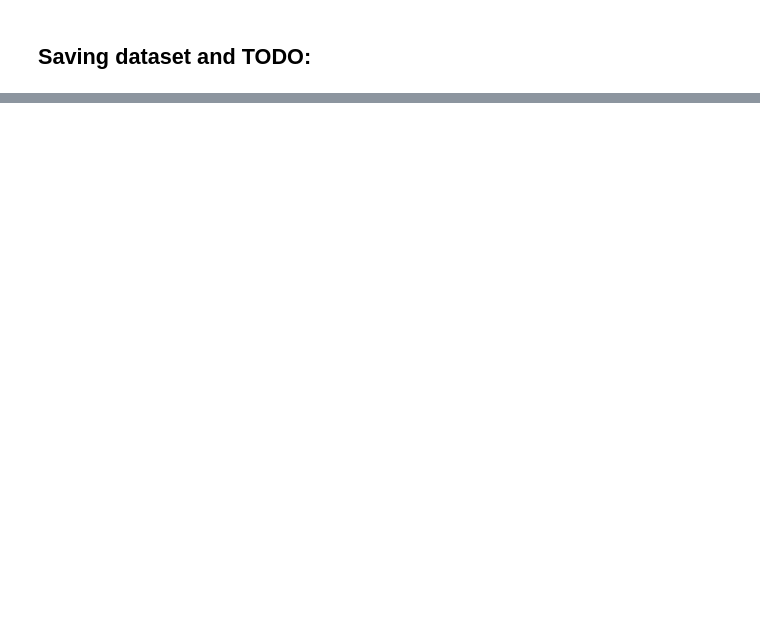
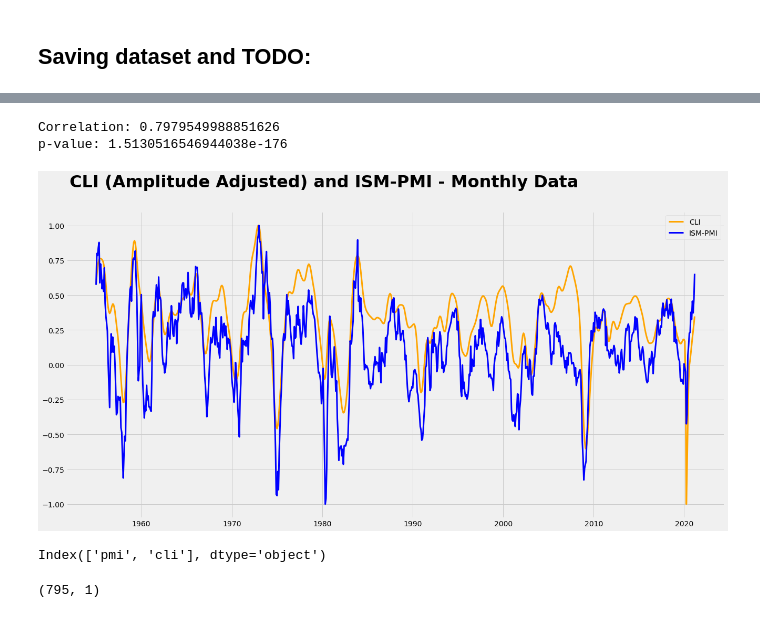
Before and after one commit to drewamorbordelon/Correlation_Regression_CLI_GDP, a Jupyter notebook: notebooks/cli_gdp_EDA.ipynb, the cells around one changed output, grey strips where cells are left out. Saved outputs shown, nothing was run; the diff lists cells and outputs as text; code cells hidden in the pictures; blank space fills up the shorter version.

Commit message:
EDA for ISM-PMI and CLI - linear regression model and line plot

```diff
--- a/notebooks/cli_gdp_EDA.ipynb
+++ b/notebooks/cli_gdp_EDA.ipynb
@@ -244,0 +270,6 @@ pd.DataFrame.to_csv(cli, "../datasets/cli.csv")
+# %%
+# Making the `pmi` DataFrame start at the same date as `cli_monthly` DataFrame
+pmi = ismpmi[84:].copy()
+# %%
+# Joining `pmi` and `cli_monthly` and keeping the NaN for the last date (2020-04-01)
+pmi_cli = pmi.join(cli_monthly)
@@ -244,0 +286,66 @@ pd.DataFrame.to_csv(cli, "../datasets/cli.csv")
+# %%
+# Initializing MinMaxScaler using a range of -1 to 1 because data needs to oscilate around 0
+scaler = MinMaxScaler(feature_range=(-1,1))
+# Applying scaler to data
+sc_gdp_cli = scaler.fit_transform(pmi_cli)
+# %%
+# Converting the array back to a DataFrame and using the same column headers and index header
+normalized_pmi_cli = pd.DataFrame(sc_gdp_cli, index=pmi_cli.index, columns=pmi_cli.columns)
+# Rounding the DataFrame to 3 decimal places
+normalized_pmi_cli.round(3)
+
+# Drop NaNs
+normalized_pmi_cli.dropna(inplace=True)
+# %%
+# Looking at the correlation between the two features - CLI and GDP YoY % Change
+
+# Unpacking correlation, p-value = scipy.stats.pearsonr()
+correlation, pvalue = scipy.stats.pearsonr(normalized_pmi_cli['pmi'], normalized_pmi_cli['cli'])
+# Printing the Pearson's Correlation and the p-value(statistical significance)
+print(f'Correlation: {correlation}')
+print(f'p-value: {pvalue}')
+# %% [output]
+Correlation: 0.7979549988851626
+p-value: 1.5130516546944038e-176
+# %%
+"""Plotting line graphs """
+# Plot style
+plt.style.use('fivethirtyeight')
+fig, ax = plt.subplots(figsize=(20,10)) # chart size 2:1
+
+# Sets Title of Plot
+ax.set_title("CLI (Amplitude Adjusted) and ISM-PMI - Monthly Data", fontsize=32, fontweight='bold', x=.392, y=1.07)
+
+# Lineplot of CLI
+plt.plot(normalized_pmi_cli.index, normalized_pmi_cli['cli'], color='orange', linewidth=3, label="CLI")
+# Lineplot of GDP YoY % Change
+plt.plot(normalized_pmi_cli.index, normalized_pmi_cli['pmi'], color='blue', linewidth=3, label = "ISM-PMI")
+
+# Adds a legened
+plt.legend(loc="upper right")
+
+# Saving image as a .png file
+plt.savefig('../graphs/PMI_CLI_lineplot.png', transparent=False, dpi=150)
+
+plt.show()
+# %% [output]
+[figure, added]
+# %%
+normalized_pmi_cli.columns
+# %% [output]
+Index(['pmi', 'cli'], dtype='object')
+# %%
+# Instantiate the class (with default parameters)
+model2 = LinearRegression()
+
+# Create the 2-D features matrix
+X = normalized_pmi_cli['cli']
+# Now making it 2-D, previously 1-D
+X_cli2_2d = X[:, np.newaxis]
+
+# Turning GDP column into an array to plot
+y_pmi = normalized_pmi_cli['pmi']
+# Checking the shape of the feature matrix - CLI
+X_cli2_2d.shape
+# %% [output]
+(795, 1)
```
Also changed, not shown: parts of 10 cells of this notebook, 1 other file.
